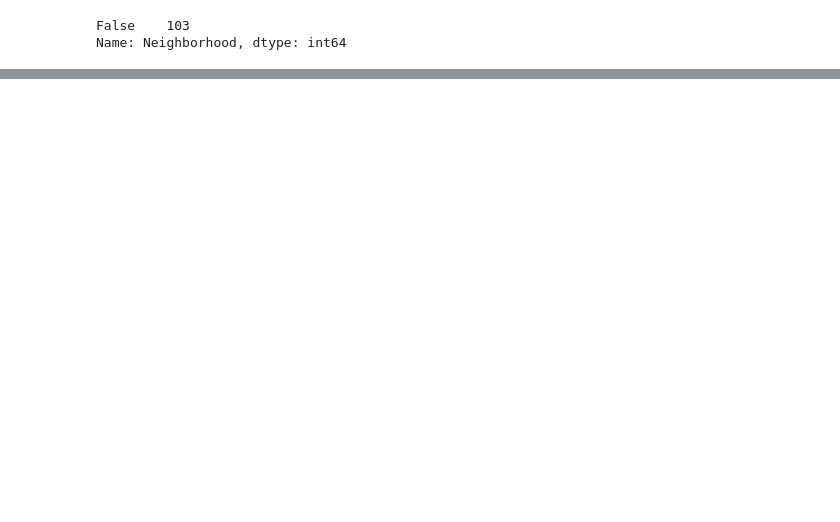
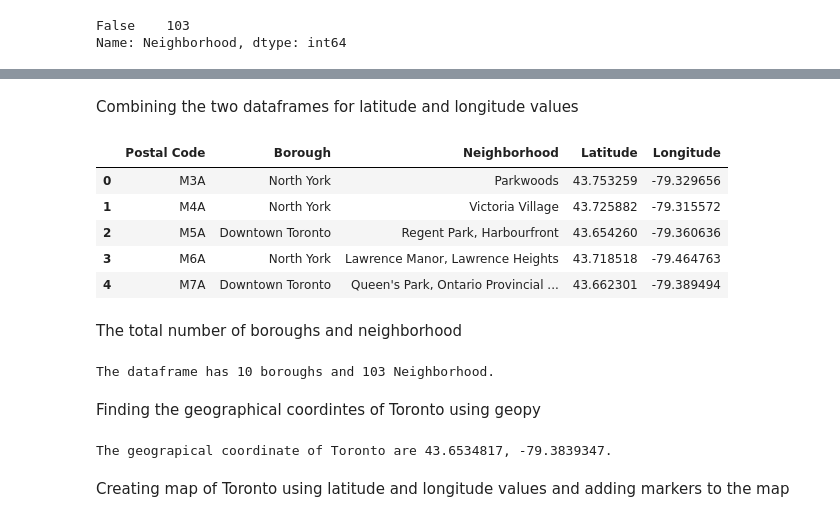
Before and after one commit to AkankshKM/Courseera_capstone_clustering, a Jupyter notebook: Courseera_capstone_clustering.ipynb, the cells around one changed output, grey strips where cells are left out. Saved outputs shown, nothing was run; the diff lists cells and outputs as text; code cells hidden in the pictures; blank space fills up the shorter version.

```diff
--- a/Courseera_capstone_clustering.ipynb
+++ b/Courseera_capstone_clustering.ipynb
@@ -54,3 +55,11 @@ df1.value_counts()
 # %% [output]
 False    103
 Name: Neighborhood, dtype: int64
+# %%
+# resetting the index
+
+df=df.reset_index(drop=True)
+
+# shape of the dataframe
+
+df.shape
@@ -60,0 +79,3 @@ df.shape
+# %%
+data = pd.read_csv("Geospatial_Coordinates.csv")
+data.head()
@@ -60,0 +89,36 @@ df.shape
+# %% [markdown]
+Combining the two dataframes for latitude and longitude values
+# %%
+df=pd.merge(df, data, on="Postal Code")
+df.head()
+# %% [output]
+|  | Postal Code | Borough | Neighborhood | Latitude | Longitude |
+| 0 | M3A | North York | Parkwoods | 43.753259 | -79.329656 |
+| 1 | M4A | North York | Victoria Village | 43.725882 | -79.315572 |
+| 2 | M5A | Downtown Toronto | Regent Park, Harbourfront | 43.654260 | -79.360636 |
+| 3 | M6A | North York | Lawrence Manor, Lawrence Heights | 43.718518 | -79.464763 |
+| 4 | M7A | Downtown Toronto | Queen's Park, Ontario Provincial ... | 43.662301 | -79.389494 |
+# %% [markdown]
+The total number of boroughs and neighborhood
+# %%
+print('The dataframe has {} boroughs and {} Neighborhood.'.format(
+        len(df['Borough'].unique()),
+        df.shape[0]
+    )
+)
+# %% [output]
+The dataframe has 10 boroughs and 103 Neighborhood.
+# %% [markdown]
+Finding the geographical coordintes of Toronto using geopy
+# %%
+from geopy.geocoders import Nominatim
+address = 'Toronto, Canada'
+geolocator = Nominatim(user_agent="to_explorer")
+location = geolocator.geocode(address)
+latitude = location.latitude
+longitude = location.longitude
+print('The geograpical coordinate of Toronto are {}, {}.'.format(latitude, longitude))
+# %% [output]
+The geograpical coordinate of Toronto are 43.6534817, -79.3839347.
+# %% [markdown]
+Creating map of Toronto using latitude and longitude values and adding markers to the map
```
Also changed, not shown: parts of 7 cells of this notebook, 1 other file.
